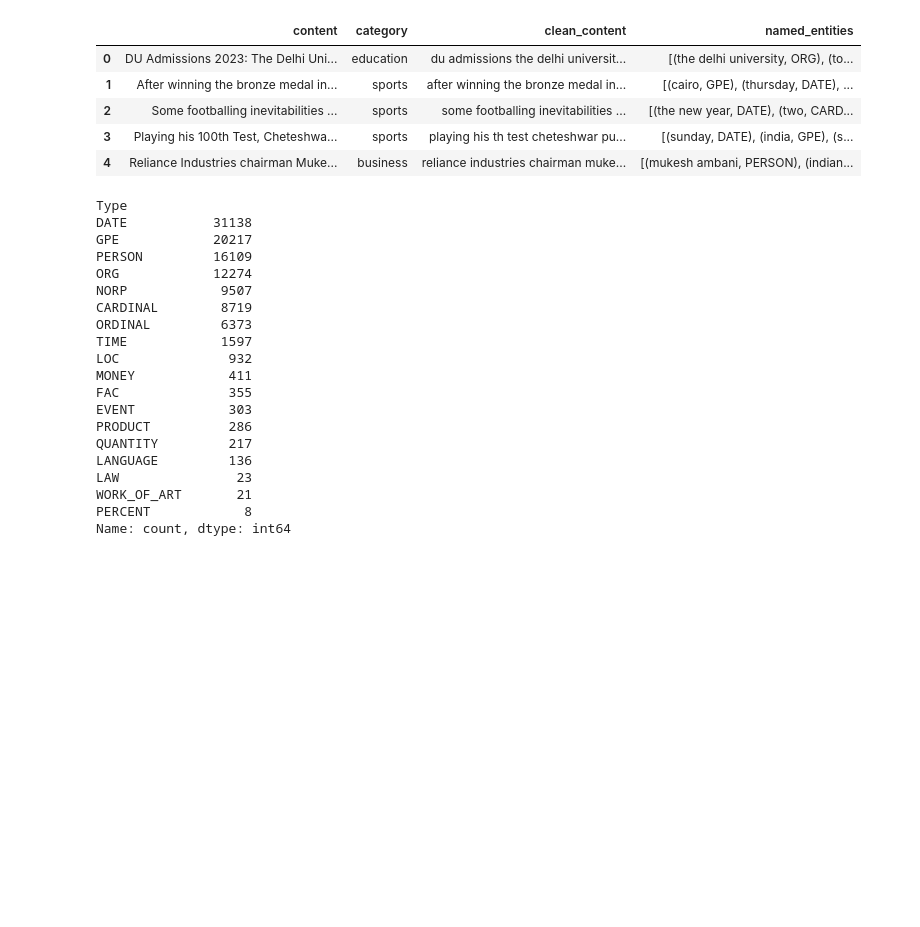
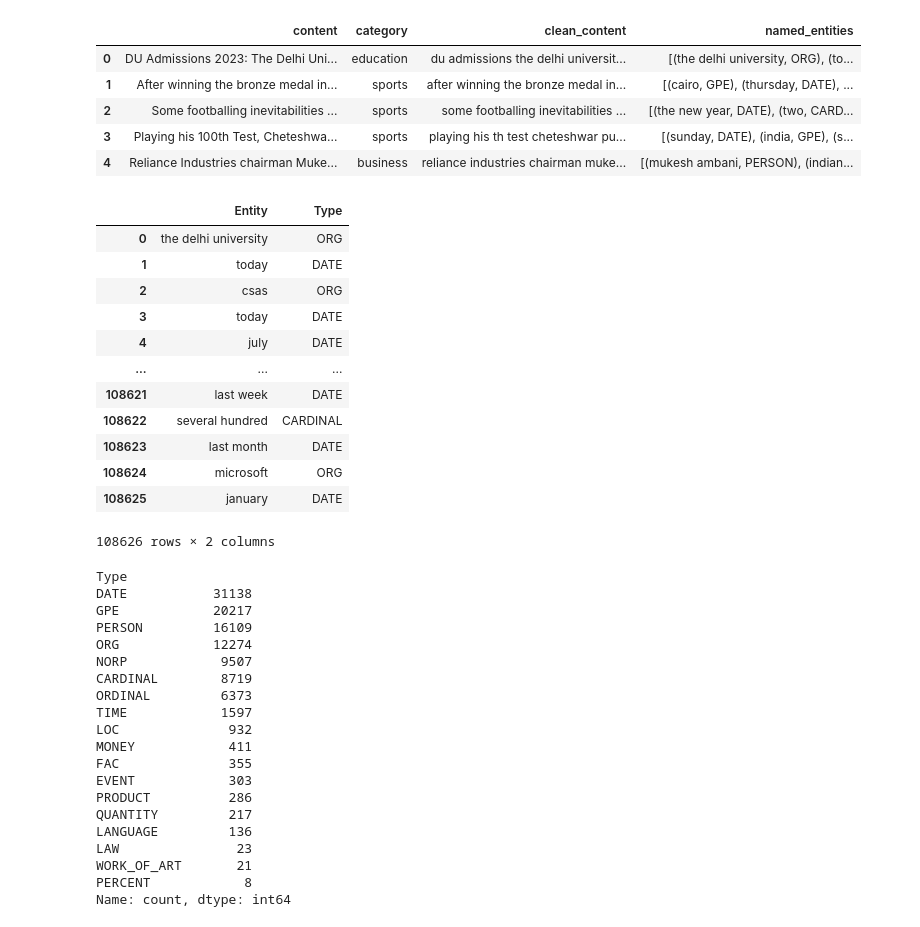
Before and after one commit to jaideep156/ner-topicmodeling, a Jupyter notebook: notebook/NER.ipynb, the cells around one changed output. Saved outputs shown, nothing was run; the diff lists cells and outputs as text; code cells hidden in the pictures; blank space fills up the shorter version.

```diff
--- a/notebook/NER.ipynb
+++ b/notebook/NER.ipynb
@@ -53,3 +53,19 @@ entities_df = pd.DataFrame(all_entities, columns=['Entity', 'Type'])
 
 # Count the occurrences of each entity type
 entity_counts = entities_df['Type'].value_counts()
+# %%
+entities_df
+# %% [output]
+|  | Entity | Type |
+| 0 | the delhi university | ORG |
+| 1 | today | DATE |
+| 2 | csas | ORG |
+| 3 | today | DATE |
+| 4 | july | DATE |
+| ... | ... | ... |
+| 108621 | last week | DATE |
+| 108622 | several hundred | CARDINAL |
+| 108623 | last month | DATE |
+| 108624 | microsoft | ORG |
+| 108625 | january | DATE |
+108626 rows × 2 columns
```
Also changed, not shown: parts of 1 cell of this notebook, 2 other files.
